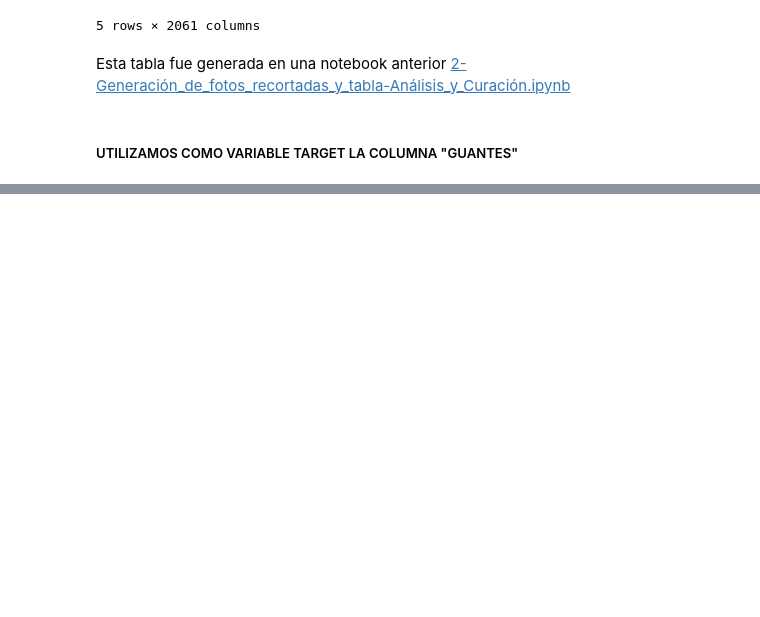
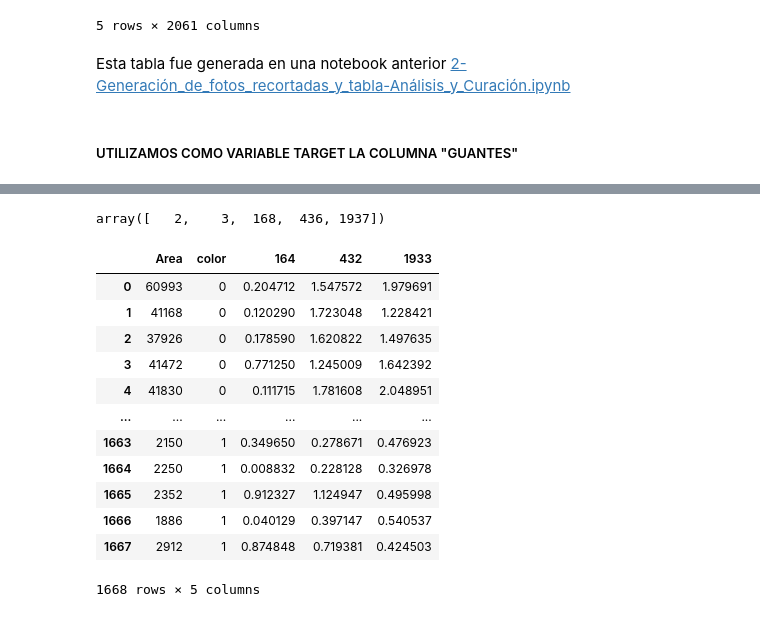
Before and after one commit to nachitog83/mentoria_img, a Jupyter notebook: 3-Introduccion_AS/4_Introducción_al_Aprendizaje_Supervisado_Detección_de_Objetos_ver1.ipynb, the cells around one changed output, grey strips where cells are left out. Cells and saved outputs as stored; diff of their text form; code cells hidden in the pictures; blank space fills up the shorter version.

```diff
--- a/3-Introduccion_AS/4_Introducción_al_Aprendizaje_Supervisado_Detección_de_Objetos_ver1.ipynb
+++ b/3-Introduccion_AS/4_Introducción_al_Aprendizaje_Supervisado_Detección_de_Objetos_ver1.ipynb
@@ -121,0 +150,15 @@ Name: guantes, dtype: int64
+# %%
+X = csv_wlabels_df.drop(['guantes', 'filename', 'Type', 'xmin',	'xmax',	'ymin',	'ymax', 'Hand_Pixel_Width',	'Hand_Pixel_Height'], axis=1)
+y = csv_wlabels_df.guantes
+# %%
+le_guantes = LabelEncoder()
+le_time = LabelEncoder()
+le_size = LabelEncoder()
+le_color = LabelEncoder()
+y = le_guantes.fit_transform(y)
+X.Time = le_time.fit_transform(X.Time)
+X.Size = le_size.fit_transform(X.Size)
+X.color = le_color.fit_transform(X.color)
+# %%
+bestfeatures = SelectKBest(score_func=chi2, k=5)
+X_new = bestfeatures.fit_transform(X,y)
@@ -121,0 +185,20 @@ Name: guantes, dtype: int64
+# %%
+bestfeatures.get_support(indices=True)
+# %% [output]
+array([   2,    3,  168,  436, 1937])
+# %%
+X.iloc[:,bestfeatures.get_support(indices=True)]
+# %% [output]
+|  | Area | color | 164 | 432 | 1933 |
+| 0 | 60993 | 0 | 0.204712 | 1.547572 | 1.979691 |
+| 1 | 41168 | 0 | 0.120290 | 1.723048 | 1.228421 |
+| 2 | 37926 | 0 | 0.178590 | 1.620822 | 1.497635 |
+| 3 | 41472 | 0 | 0.771250 | 1.245009 | 1.642392 |
+| 4 | 41830 | 0 | 0.111715 | 1.781608 | 2.048951 |
+| ... | ... | ... | ... | ... | ... |
+| 1663 | 2150 | 1 | 0.349650 | 0.278671 | 0.476923 |
+| 1664 | 2250 | 1 | 0.008832 | 0.228128 | 0.326978 |
+| 1665 | 2352 | 1 | 0.912327 | 1.124947 | 0.495998 |
+| 1666 | 1886 | 1 | 0.040129 | 0.397147 | 0.540537 |
+| 1667 | 2912 | 1 | 0.874848 | 0.719381 | 0.424503 |
+1668 rows × 5 columns
```
Also changed, not shown: parts of 16 cells of this notebook.
